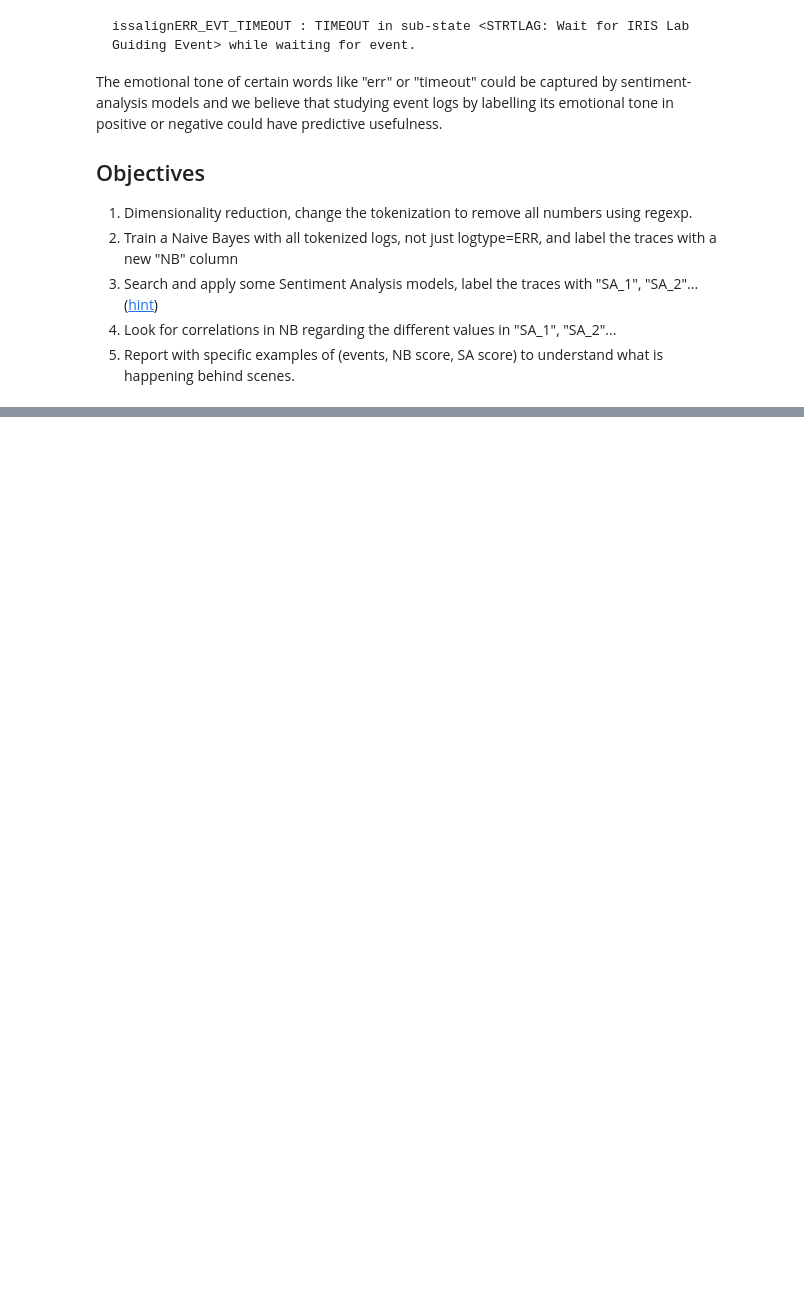
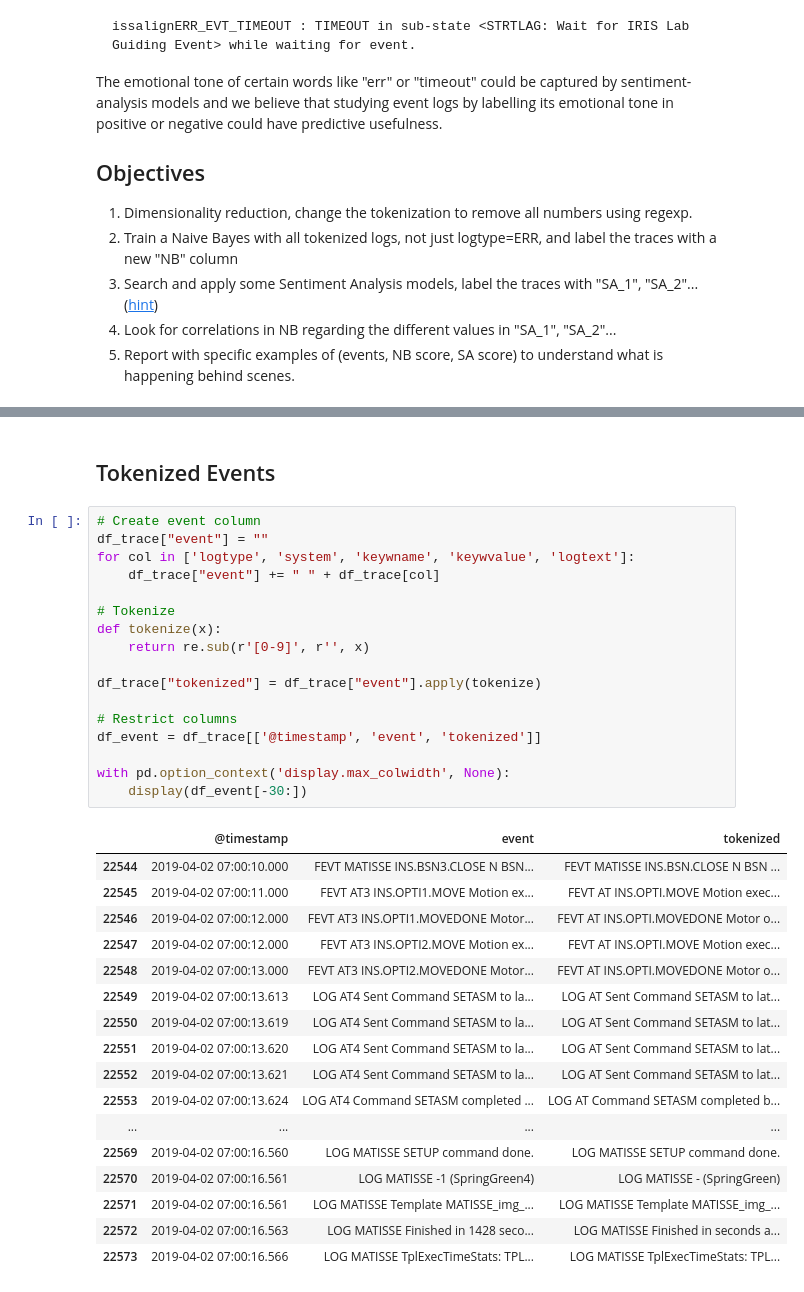
Before and after one commit to paranal-sw/collaborations-UFRO-2024-2s, a Jupyter notebook: 2-NB-SA-comparison/task_description.ipynb, the cells around one changed output, grey strips where cells are left out. Cells and saved outputs as stored; diff of their text form; blank space fills up the shorter version.

```diff
--- a/2-NB-SA-comparison/task_description.ipynb
+++ b/2-NB-SA-comparison/task_description.ipynb
@@ -44,0 +121,37 @@ Requirement already satisfied: mdurl~=0.1 in /Users/jgil/Code/collaborations-UFR
+# %% [markdown]
+## Tokenized Events
+# %%
+# Create event column
+df_trace["event"] = ""
+for col in ['logtype', 'system', 'keywname', 'keywvalue', 'logtext']:
+    df_trace["event"] += " " + df_trace[col]
+
+# Tokenize
+def tokenize(x):
+    return re.sub(r'[0-9]', r'', x)
+
+df_trace["tokenized"] = df_trace["event"].apply(tokenize)
+
+# Restrict columns
+df_event = df_trace[['@timestamp', 'event', 'tokenized']]
+
+with pd.option_context('display.max_colwidth', None):
+    display(df_event[-30:])
+# %% [output]
+|  | @timestamp | event | tokenized |
+| 22544 | 2019-04-02 07:00:10.000 | FEVT MATISSE INS.BSN3.CLOSE N BSN... | FEVT MATISSE INS.BSN.CLOSE N BSN ... |
+| 22545 | 2019-04-02 07:00:11.000 | FEVT AT3 INS.OPTI1.MOVE Motion ex... | FEVT AT INS.OPTI.MOVE Motion exec... |
+| 22546 | 2019-04-02 07:00:12.000 | FEVT AT3 INS.OPTI1.MOVEDONE Motor... | FEVT AT INS.OPTI.MOVEDONE Motor o... |
+| 22547 | 2019-04-02 07:00:12.000 | FEVT AT3 INS.OPTI2.MOVE Motion ex... | FEVT AT INS.OPTI.MOVE Motion exec... |
+| 22548 | 2019-04-02 07:00:13.000 | FEVT AT3 INS.OPTI2.MOVEDONE Motor... | FEVT AT INS.OPTI.MOVEDONE Motor o... |
+| 22549 | 2019-04-02 07:00:13.613 | LOG AT4 Sent Command SETASM to la... | LOG AT Sent Command SETASM to lat... |
+| 22550 | 2019-04-02 07:00:13.619 | LOG AT4 Sent Command SETASM to la... | LOG AT Sent Command SETASM to lat... |
+| 22551 | 2019-04-02 07:00:13.620 | LOG AT4 Sent Command SETASM to la... | LOG AT Sent Command SETASM to lat... |
+| 22552 | 2019-04-02 07:00:13.621 | LOG AT4 Sent Command SETASM to la... | LOG AT Sent Command SETASM to lat... |
+| 22553 | 2019-04-02 07:00:13.624 | LOG AT4 Command SETASM completed ... | LOG AT Command SETASM completed b... |
+| ... | ... | ... | ... |
+| 22569 | 2019-04-02 07:00:16.560 | LOG MATISSE SETUP command done. | LOG MATISSE SETUP command done. |
+| 22570 | 2019-04-02 07:00:16.561 | LOG MATISSE -1 (SpringGreen4) | LOG MATISSE - (SpringGreen) |
+| 22571 | 2019-04-02 07:00:16.561 | LOG MATISSE Template MATISSE_img_... | LOG MATISSE Template MATISSE_img_... |
+| 22572 | 2019-04-02 07:00:16.563 | LOG MATISSE Finished in 1428 seco... | LOG MATISSE Finished in seconds a... |
+| 22573 | 2019-04-02 07:00:16.566 | LOG MATISSE TplExecTimeStats: TPL... | LOG MATISSE TplExecTimeStats: TPL... |
```
Also changed, not shown: parts of 8 cells of this notebook, 1 other file.
